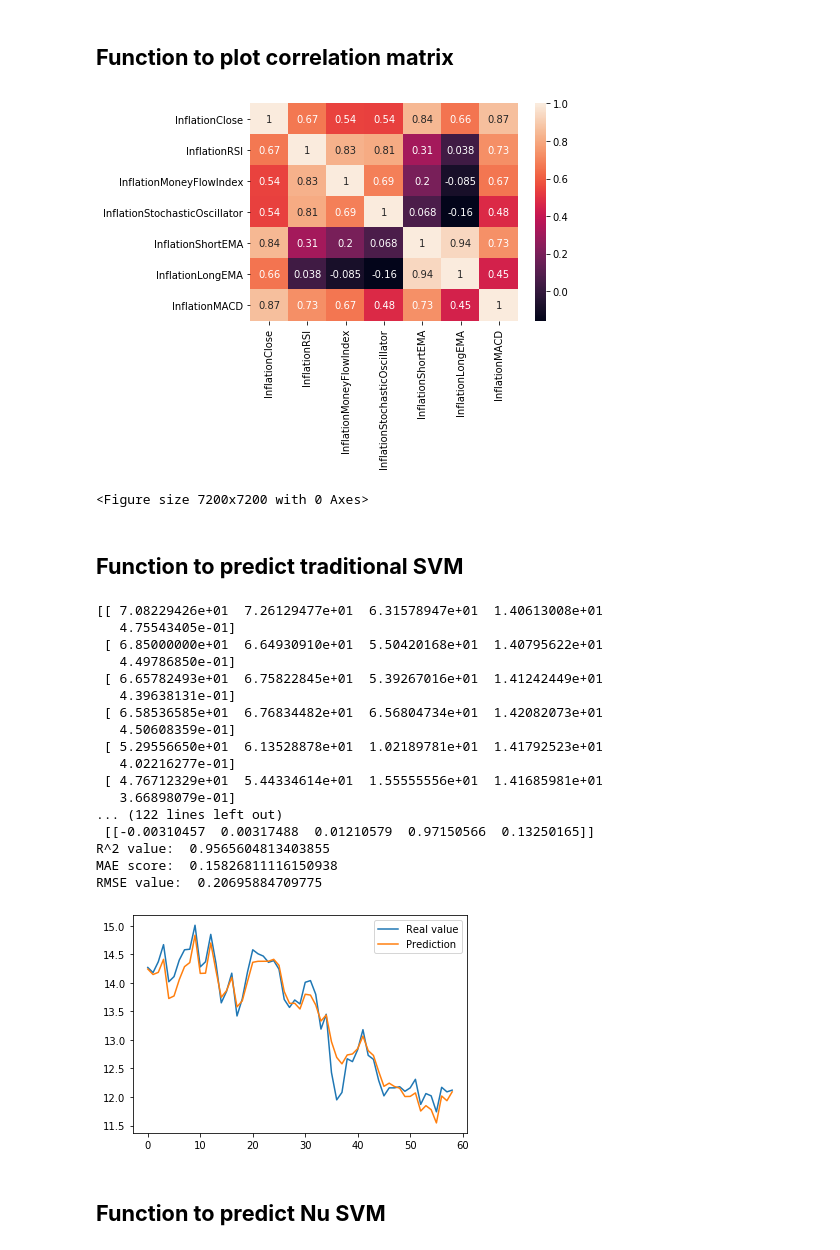
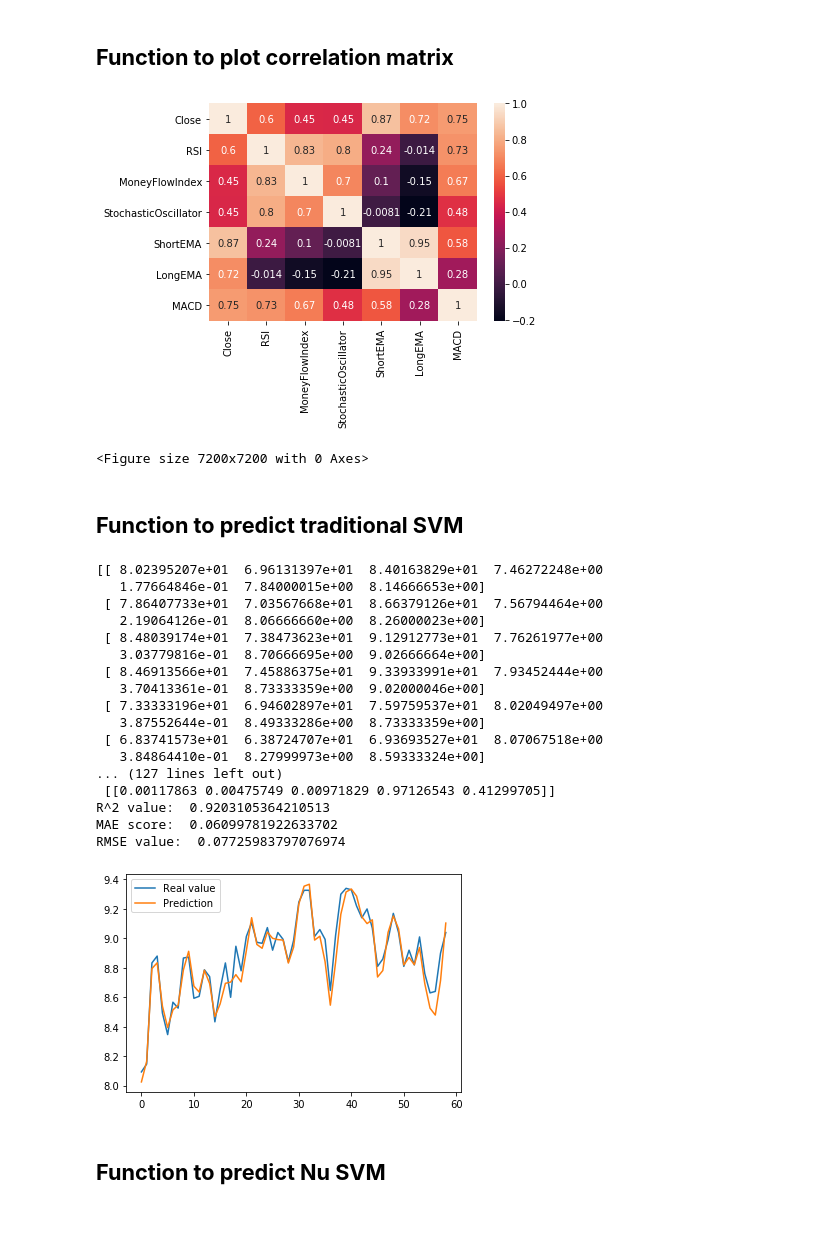
Before and after one commit to romulovff/StockMarketPrediction2.0, a Jupyter notebook: StockMarketPrediction2.0.ipynb, the cells around one changed output. Drawn from its saved outputs; the diff is of its cells as text; code cells hidden in the pictures; blank space fills up the shorter version.

Commit message:
Predicting high and low

```diff
--- a/StockMarketPrediction2.0.ipynb
+++ b/StockMarketPrediction2.0.ipynb
@@ -254,9 +254,9 @@ def show_corr_matrix(stock, inflation=False):
     plt.figure(figsize = (100,100))
     plt.show()
 # %%
-show_corr_matrix(historicStock[0], True)
+show_corr_matrix(historicStock[0])
 # %% [output]
-[figure, old version]
+[figure, new version]
 <Figure size 7200x7200 with 0 Axes>
 # %% [markdown]
 <h2><b>Function to predict traditional SVM</b></h2>
@@ -300,24 +380,24 @@ def predict_plot_svm(stock, inflation=False):
 # %%
-predict_plot_svm(historicStock[0], True)
+predict_plot_svm(historicStock[4])
 # %% [output]
-[[ 7.08229426e+01  7.26129477e+01  6.31578947e+01  1.40613008e+01
-   4.75543405e-01]
- [ 6.85000000e+01  6.64930910e+01  5.50420168e+01  1.40795622e+01
-   4.49786850e-01]
- [ 6.65782493e+01  6.75822845e+01  5.39267016e+01  1.41242449e+01
-   4.39638131e-01]
- [ 6.58536585e+01  6.76834482e+01  6.56804734e+01  1.42082073e+01
-   4.50608359e-01]
- [ 5.29556650e+01  6.13528878e+01  1.02189781e+01  1.41792523e+01
-   4.02216277e-01]
- [ 4.76712329e+01  5.44334614e+01  1.55555556e+01  1.41685981e+01
-   3.66898079e-01]
-... (122 lines left out)
- [[-0.00310457  0.00317488  0.01210579  0.97150566  0.13250165]]
-R^2 value:  0.9565604813403855
-MAE score:  0.15826811116150938
-RMSE value:  0.20695884709775
+[[ 8.02395207e+01  6.96131397e+01  8.40163829e+01  7.46272248e+00
+   1.77664846e-01  7.84000015e+00  8.14666653e+00]
+ [ 7.86407733e+01  7.03567668e+01  8.66379126e+01  7.56794464e+00
+   2.19064126e-01  8.06666660e+00  8.26000023e+00]
+ [ 8.48039174e+01  7.38473623e+01  9.12912773e+01  7.76261977e+00
+   3.03779816e-01  8.70666695e+00  9.02666664e+00]
+ [ 8.46913566e+01  7.45886375e+01  9.33933991e+01  7.93452444e+00
+   3.70413361e-01  8.73333359e+00  9.02000046e+00]
+ [ 7.33333196e+01  6.94602897e+01  7.59759537e+01  8.02049497e+00
+   3.87552644e-01  8.49333286e+00  8.73333359e+00]
+ [ 6.83741573e+01  6.38724707e+01  6.93693527e+01  8.07067518e+00
+   3.84864410e-01  8.27999973e+00  8.59333324e+00]
+... (127 lines left out)
+ [[0.00117863 0.00475749 0.00971829 0.97126543 0.41299705]]
+R^2 value:  0.9203105364210513
+MAE score:  0.06099781922633702
+RMSE value:  0.07725983797076974
-[figure, old version]
+[figure, new version]
 # %% [markdown]
 <h2><b>Function to predict Nu SVM</b></h2>
 # %%
```
Also changed, not shown: parts of 6 cells of this notebook.
